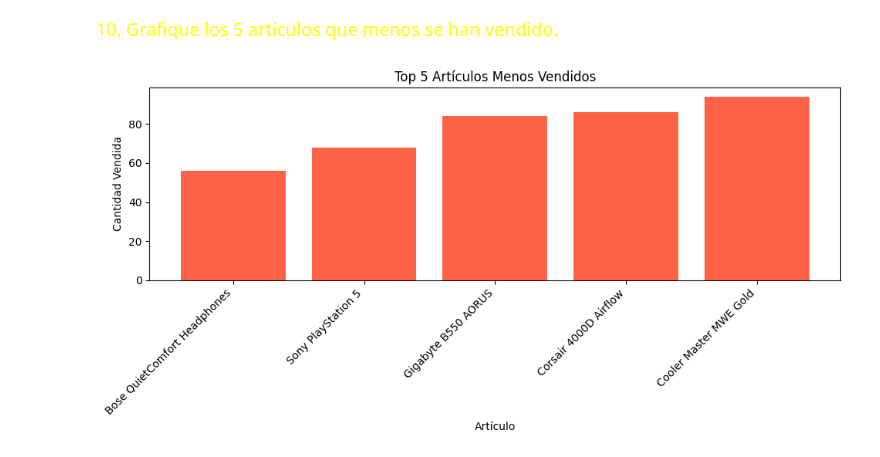
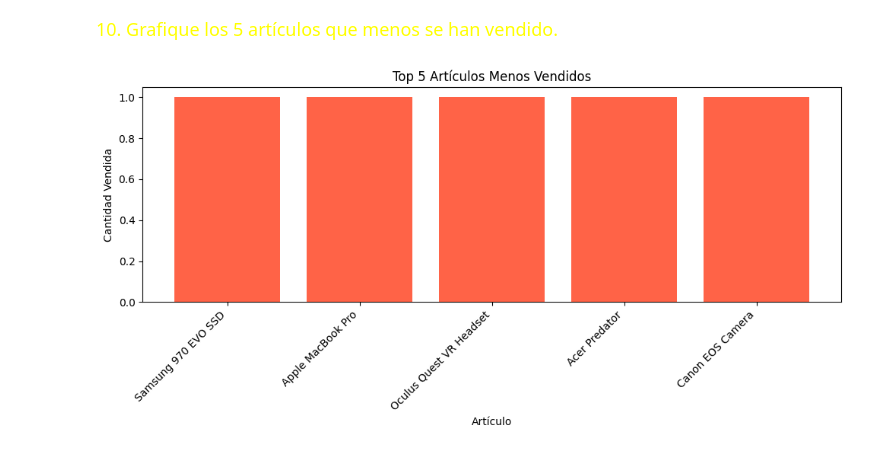
Before and after one commit to juan1jose3/pandas_stuff, a Jupyter notebook: P_SC_MOJO/proyectoSegundoCorteBDM/notebook/proyectoBDM.ipynb, the cells around one changed output. Saved outputs shown, nothing was run; the diff lists cells and outputs as text; code cells hidden in the pictures.

```diff
--- a/P_SC_MOJO/proyectoSegundoCorteBDM/notebook/proyectoBDM.ipynb
+++ b/P_SC_MOJO/proyectoSegundoCorteBDM/notebook/proyectoBDM.ipynb
@@ -485,31 +485,27 @@ plt.show()
 # %% [markdown]
 <font color="yellow" size = "4" face = "small fonts">10. Grafique los 5 artículos que menos se han vendido.</font></center><br>
 # %%
-# Conectar a la base de datos
 conexion = sqlite3.connect(DB_PATH)
 
-# Ejecutar la consulta y cargar los datos en un DataFrame
 consulta = """
-    SELECT a.nombreArticulo, SUM(v.cantidadProductos) AS total_vendido
+    SELECT nombreArticulo, COUNT(*) as veces_vendido
     FROM ventas v
     JOIN articulos a ON v.idArticulo = a.idArticulo
-    GROUP BY a.nombreArticulo
-    ORDER BY total_vendido ASC
-    LIMIT 5
+    GROUP BY v.idArticulo
+    ORDER BY veces_vendido ASC
+    LIMIT 5;
 """
+
 df = pd.read_sql_query(consulta, conexion)
-
-# Cerrar la conexión
 conexion.close()
 
-# Graficar los datos
 plt.figure(figsize=(10, 5))
-plt.bar(df['nombreArticulo'], df['total_vendido'], color='tomato')
+plt.bar(df['nombreArticulo'], df['veces_vendido'], color='tomato')  # ← aquí el fix
 plt.ylabel('Cantidad Vendida')
 plt.xlabel('Artículo')
 plt.title('Top 5 Artículos Menos Vendidos')
 plt.xticks(rotation=45, ha='right')
 plt.tight_layout()
 plt.show()
 # %% [output]
-[figure, old version]
+[figure, new version]
```
Also changed, not shown: parts of 1 cell of this notebook, 1 other file.
